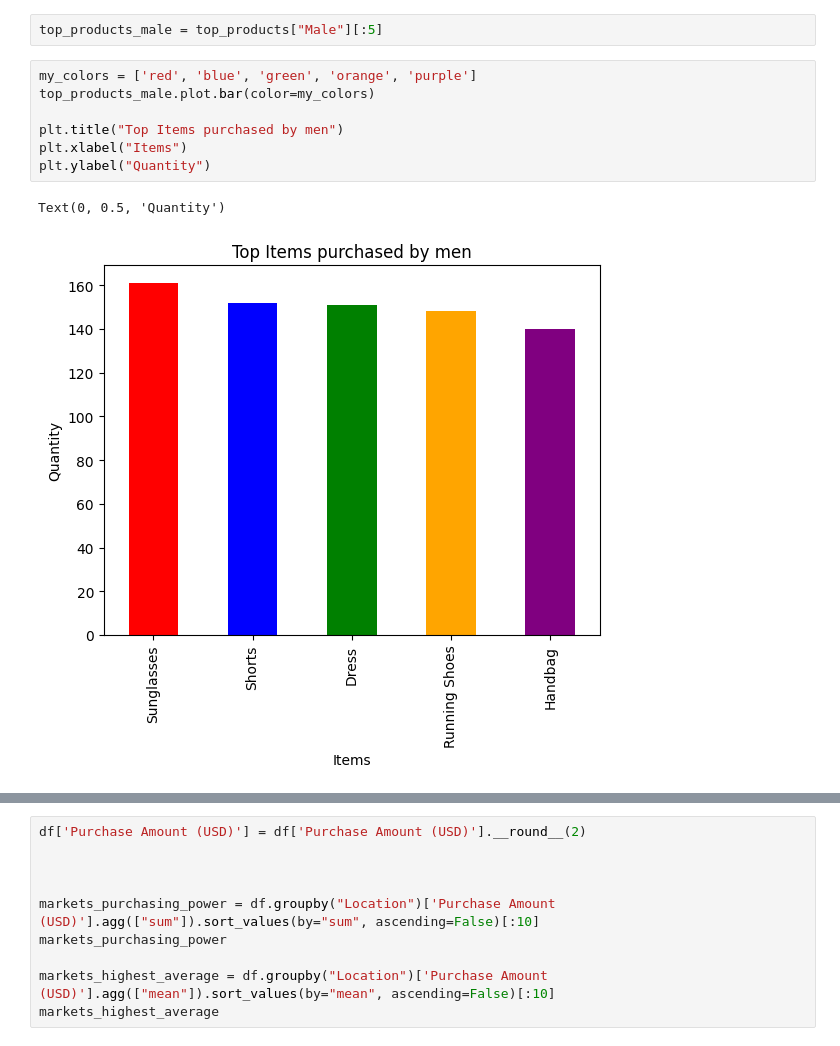
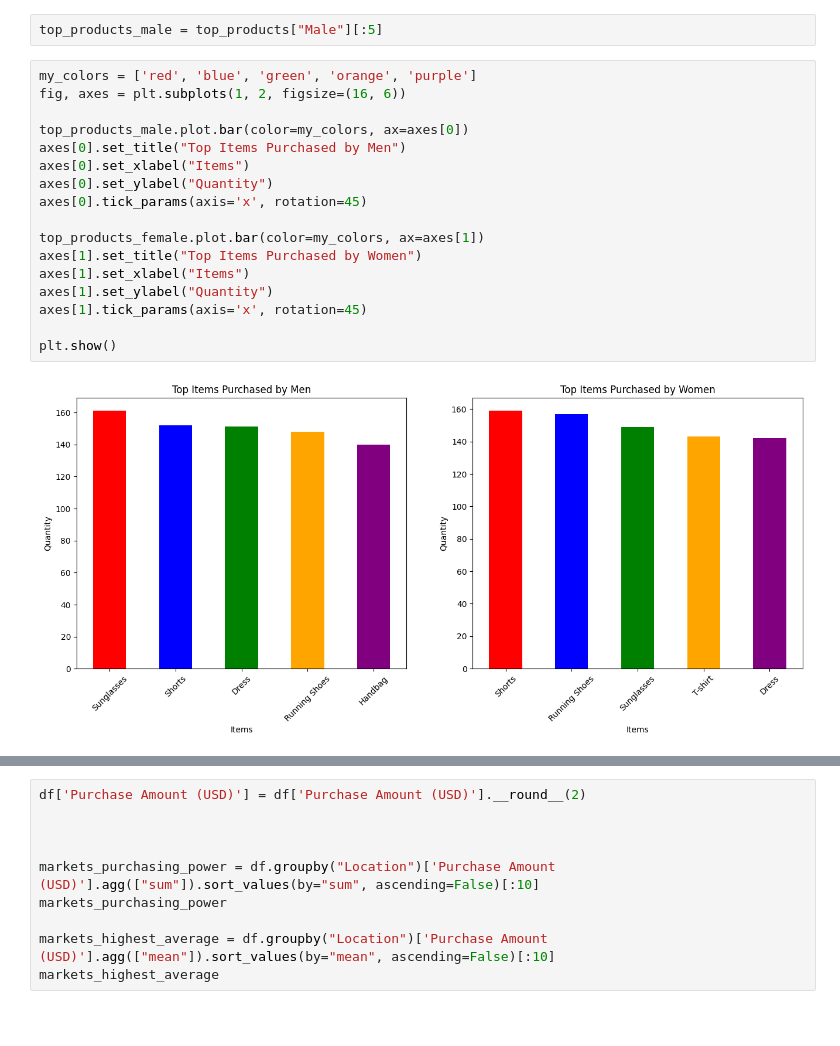
Before and after one commit to Reggie-Amedee-Tech/shopping-behavior, a Jupyter notebook: explore.ipynb, the cells around one changed output, grey strips where cells are left out. Saved outputs shown, nothing was run; the diff lists cells and outputs as text; blank space fills up the shorter version.

Commit message:
placed multiple visualizations in single cell use subplots.

```diff
--- a/explore.ipynb
+++ b/explore.ipynb
@@ -83,11 +83,20 @@ top_products_female = top_products["Female"][:5]
 top_products_male = top_products["Male"][:5]
 # %%
 my_colors = ['red', 'blue', 'green', 'orange', 'purple']
-top_products_male.plot.bar(color=my_colors)
+fig, axes = plt.subplots(1, 2, figsize=(16, 6))
 
-plt.title("Top Items purchased by men")
-plt.xlabel("Items")
-plt.ylabel("Quantity")
+top_products_male.plot.bar(color=my_colors, ax=axes[0])
+axes[0].set_title("Top Items Purchased by Men")
+axes[0].set_xlabel("Items")
+axes[0].set_ylabel("Quantity")
+axes[0].tick_params(axis='x', rotation=45)
+
+top_products_female.plot.bar(color=my_colors, ax=axes[1])
+axes[1].set_title("Top Items Purchased by Women")
+axes[1].set_xlabel("Items")
+axes[1].set_ylabel("Quantity")
+axes[1].tick_params(axis='x', rotation=45)
+
+plt.show()
 # %% [output]
-Text(0, 0.5, 'Quantity')
-[figure, old version]
+[figure, new version]
```
Also changed, not shown: parts of 5 cells of this notebook.
